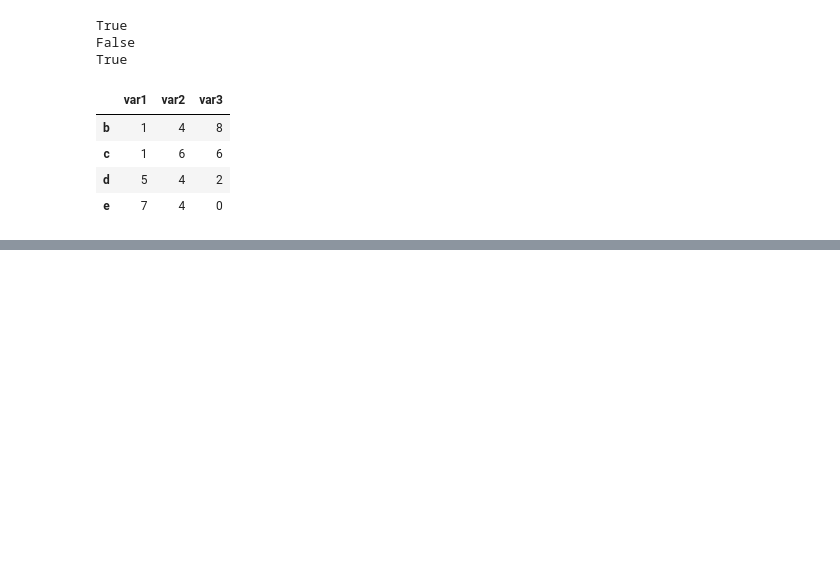
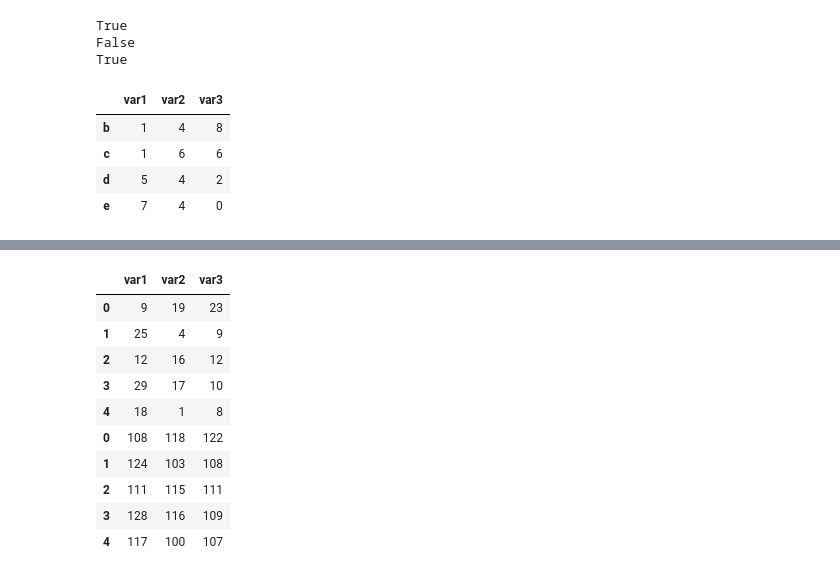
Before and after one commit to emiralpulger/data-science-edu, a Jupyter notebook: pandas/pandas.ipynb, the cells around one changed output, grey strips where cells are left out. Cells and saved outputs as stored; diff of their text form; code cells hidden in the pictures; blank space fills up the shorter version.

Commit message:
Pandas Second Day

```diff
--- a/pandas/pandas.ipynb
+++ b/pandas/pandas.ipynb
@@ -446,0 +450,6 @@ df.drop(l, axis = 1)
+# %%
+import numpy as np
+import pandas as pd
+m = np.random.randint(1,30, size = (5,3))
+df1 = pd.DataFrame(m, columns = ["var1","var2","var3"])
+df1
@@ -446,0 +463,2 @@ df.drop(l, axis = 1)
+# %%
+df2 = df1 + 99
@@ -446,0 +474,14 @@ df.drop(l, axis = 1)
+# %%
+pd.concat([df1,df2])
+# %% [output]
+|  | var1 | var2 | var3 |
+| 0 | 9 | 19 | 23 |
+| 1 | 25 | 4 | 9 |
+| 2 | 12 | 16 | 12 |
+| 3 | 29 | 17 | 10 |
+| 4 | 18 | 1 | 8 |
+| 0 | 108 | 118 | 122 |
+| 1 | 124 | 103 | 108 |
+| 2 | 111 | 115 | 111 |
+| 3 | 128 | 116 | 109 |
+| 4 | 117 | 100 | 107 |
```
Also changed, not shown: parts of 30 cells of this notebook.
